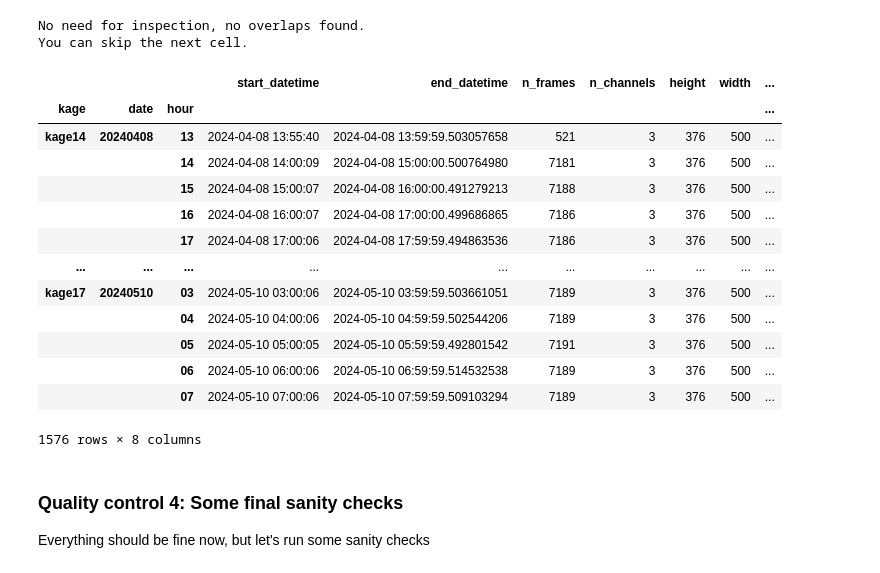
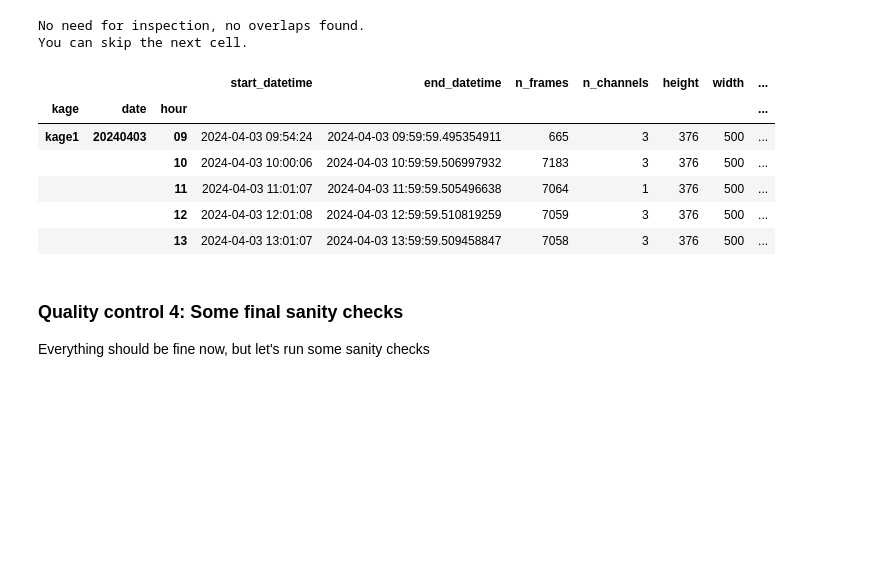
Before and after one commit to neuroinformatics-unit/smart-kages-movement, a Jupyter notebook: notebooks/01_parse_data_into_df.ipynb, the cells around one changed output. Cells and saved outputs as stored; diff of their text form; code cells hidden in the pictures; blank space fills up the shorter version.

```diff
--- a/notebooks/01_parse_data_into_df.ipynb
+++ b/notebooks/01_parse_data_into_df.ipynb
@@ -187,7 +248,7 @@ We also derive a `timestamps_datetime` dictionary, mapping each video segment, i
 # %%
 df["end_datetime"] = df["start_datetime"].copy()
 timestamps_datetime = {}
-for (kage, date, hour), seconds_elapsed in frame_timestamps.items():
+for (kage, date, hour), seconds_elapsed in tqdm(frame_timestamps.items()):
     start_datetime = df.loc[(kage, date, hour), "start_datetime"]
     timedelta = pd.to_timedelta(seconds_elapsed, unit="s")
     datetime_stamps = start_datetime + timedelta
@@ -223,7 +284,7 @@ Let's check if the number of frame timestamps in each segment matches the number
 If some video frames are missing timestamps, we will extract them anew from the video file and fill the gaps with linear interpolation, if needed.
 If this process still results in a mismatch, we will raise an error. Finally, we will update the `frame_timestamps` and `timestamps_datetime` dictionaries as well as the `end_datetime` column in the dataframe with the new corrected timestamps.
 # %%
-for (kage, date, hour), seconds_elapsed in frame_timestamps.items():
+for (kage, date, hour), seconds_elapsed in tqdm(frame_timestamps.items()):
     n_frames = df.loc[(kage, date, hour), "n_frames"]
     if len(seconds_elapsed) != n_frames:
         print(
@@ -302,22 +373,15 @@ for (kage, date, hour), start_datetime in more_manual_start_datetimes.items():
         (kage, date, hour)
     ][-1]
 # %%
-df
+df.head()
 # %% [output]
 |  |  |  | start_datetime | end_datetime | n_frames | n_channels | height | width | ... |
 | kage | date | hour |  |  |  |  |  |  | ... |
-| kage14 | 20240408 | 13 | 2024-04-08 13:55:40 | 2024-04-08 13:59:59.503057658 | 521 | 3 | 376 | 500 | ... |
-|  |  | 14 | 2024-04-08 14:00:09 | 2024-04-08 15:00:00.500764980 | 7181 | 3 | 376 | 500 | ... |
-|  |  | 15 | 2024-04-08 15:00:07 | 2024-04-08 16:00:00.491279213 | 7188 | 3 | 376 | 500 | ... |
-|  |  | 16 | 2024-04-08 16:00:07 | 2024-04-08 17:00:00.499686865 | 7186 | 3 | 376 | 500 | ... |
-|  |  | 17 | 2024-04-08 17:00:06 | 2024-04-08 17:59:59.494863536 | 7186 | 3 | 376 | 500 | ... |
-| ... | ... | ... | ... | ... | ... | ... | ... | ... | ... |
-| kage17 | 20240510 | 03 | 2024-05-10 03:00:06 | 2024-05-10 03:59:59.503661051 | 7189 | 3 | 376 | 500 | ... |
-|  |  | 04 | 2024-05-10 04:00:06 | 2024-05-10 04:59:59.502544206 | 7189 | 3 | 376 | 500 | ... |
-|  |  | 05 | 2024-05-10 05:00:05 | 2024-05-10 05:59:59.492801542 | 7191 | 3 | 376 | 500 | ... |
-|  |  | 06 | 2024-05-10 06:00:06 | 2024-05-10 06:59:59.514532538 | 7189 | 3 | 376 | 500 | ... |
-|  |  | 07 | 2024-05-10 07:00:06 | 2024-05-10 07:59:59.509103294 | 7189 | 3 | 376 | 500 | ... |
+| kage1 | 20240403 | 09 | 2024-04-03 09:54:24 | 2024-04-03 09:59:59.495354911 | 665 | 3 | 376 | 500 | ... |
+|  |  | 10 | 2024-04-03 10:00:06 | 2024-04-03 10:59:59.506997932 | 7183 | 3 | 376 | 500 | ... |
+|  |  | 11 | 2024-04-03 11:01:07 | 2024-04-03 11:59:59.505496638 | 7064 | 1 | 376 | 500 | ... |
+|  |  | 12 | 2024-04-03 12:01:08 | 2024-04-03 12:59:59.510819259 | 7059 | 3 | 376 | 500 | ... |
+|  |  | 13 | 2024-04-03 13:01:07 | 2024-04-03 13:59:59.509458847 | 7058 | 3 | 376 | 500 | ... |
-1576 rows × 8 columns
 # %% [markdown]
 ### Quality control 4: Some final sanity checks
 Everything should be fine now, but let's run some sanity checks
```
Also changed, not shown: parts of 9 cells of this notebook.
